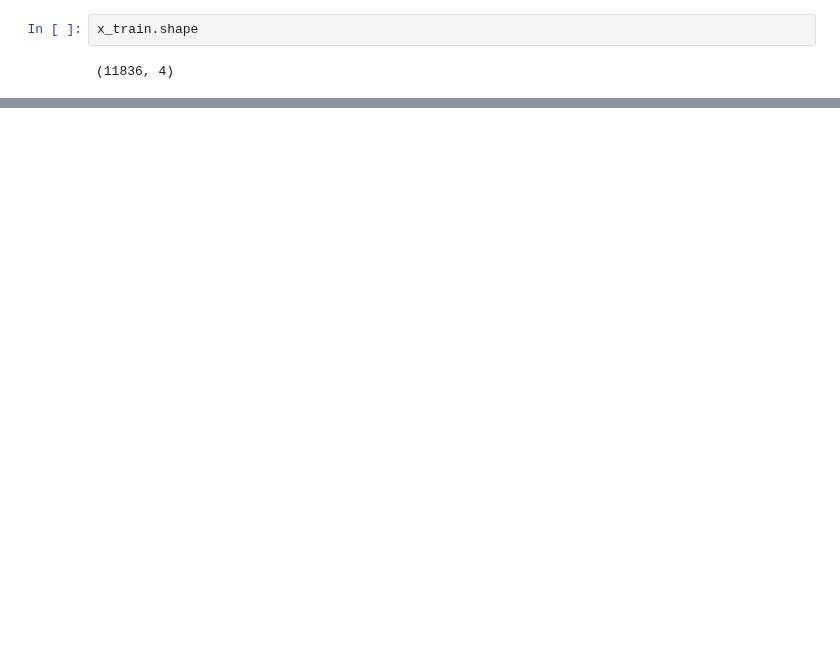
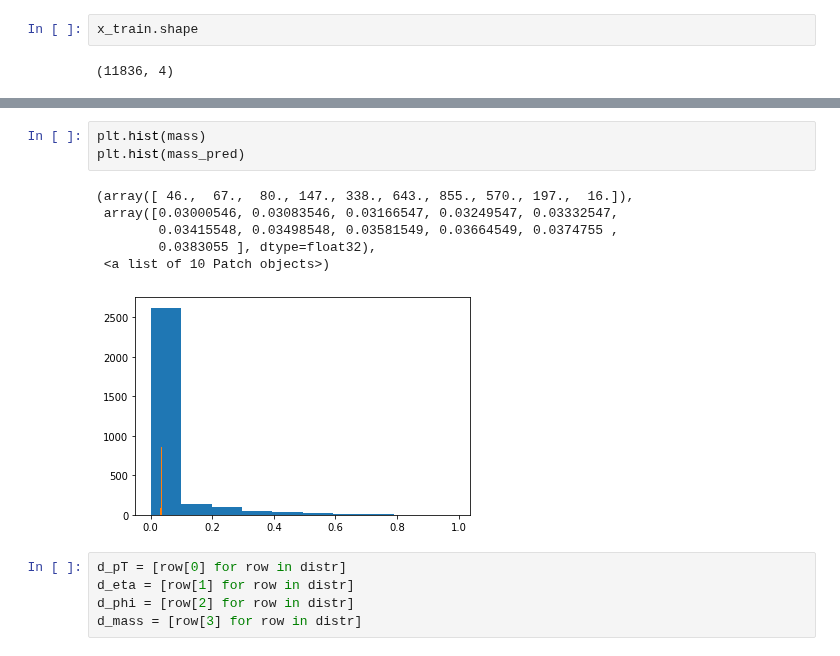
Before and after one commit to stsan9/AnomalyDetection4Jets, a Jupyter notebook: VAE.ipynb, the cells around one changed output, grey strips where cells are left out. Saved outputs shown, nothing was run; the diff lists cells and outputs as text; blank space fills up the shorter version.

```diff
--- a/VAE.ipynb
+++ b/VAE.ipynb
@@ -197,0 +260,15 @@ KeyboardInterrupt:
+# %%
+plt.hist(mass)
+plt.hist(mass_pred)
+# %% [output]
+(array([ 46.,  67.,  80., 147., 338., 643., 855., 570., 197.,  16.]),
+ array([0.03000546, 0.03083546, 0.03166547, 0.03249547, 0.03332547,
+        0.03415548, 0.03498548, 0.03581549, 0.03664549, 0.0374755 ,
+        0.0383055 ], dtype=float32),
+ <a list of 10 Patch objects>)
+[figure, added]
+# %%
+d_pT = [row[0] for row in distr]
+d_eta = [row[1] for row in distr]
+d_phi = [row[2] for row in distr]
+d_mass = [row[3] for row in distr]
```
Also changed, not shown: parts of 20 cells of this notebook.
